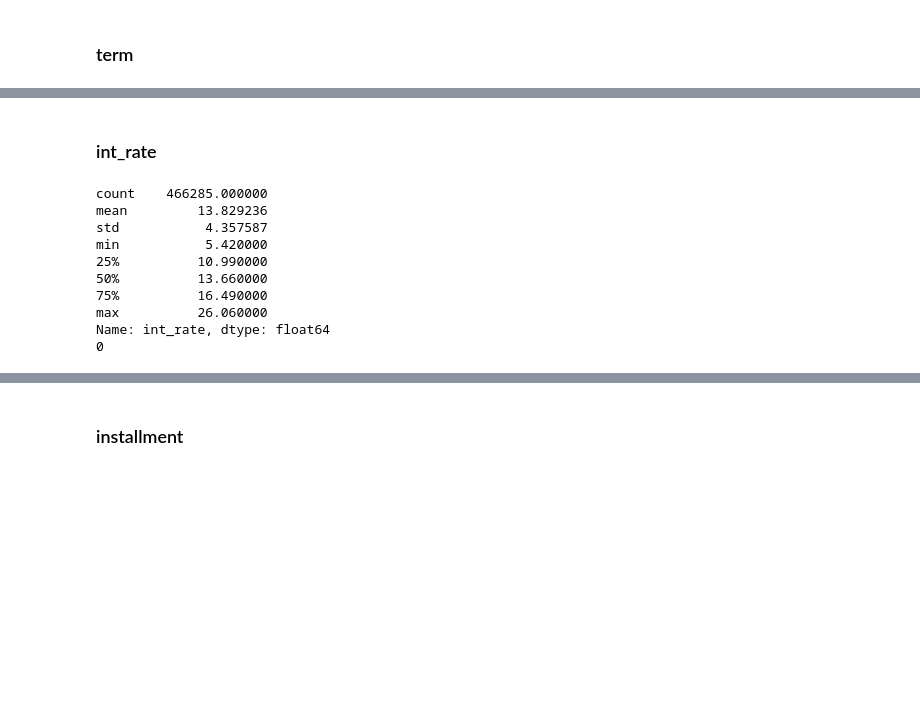
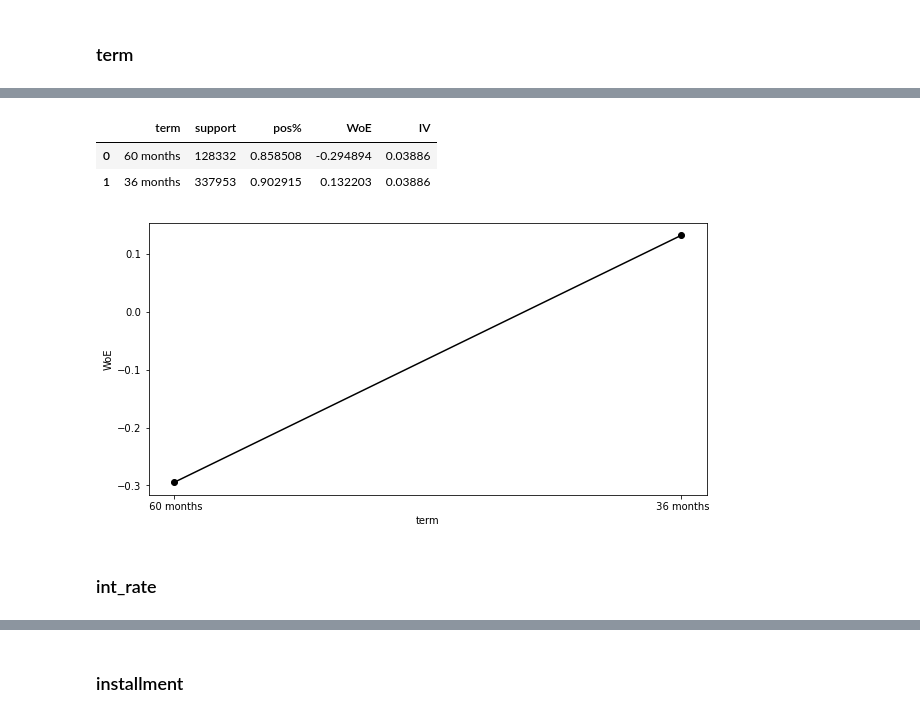
Before and after one commit to Ach113/Loan-Approval-Scoring-System, a Jupyter notebook: LoanApprovalScoring.ipynb, the cells around one changed output, grey strips where cells are left out. Drawn from its saved outputs; the diff is of its cells as text; code cells hidden in the pictures; blank space fills up the shorter version.

```diff
--- a/LoanApprovalScoring.ipynb
+++ b/LoanApprovalScoring.ipynb
@@ -79,16 +117,11 @@ Name: term, dtype: int64
+# %%
+df_temp = calculate_woe(data, 'term', data['loan_status'])
+plot_woe(df_temp)
+df_temp
+# %% [output]
+|  | term | support | pos% | WoE | IV |
+| 0 | 60 months | 128332 | 0.858508 | -0.294894 | 0.03886 |
+| 1 | 36 months | 337953 | 0.902915 | 0.132203 | 0.03886 |
+[figure, added]
 # %% [markdown]
 ### int_rate
-# %%
-print(data['int_rate'].describe())
-print(data['int_rate'].isnull().sum())
-# %% [output]
-count    466285.000000
-mean         13.829236
-std           4.357587
-min           5.420000
-25%          10.990000
-50%          13.660000
-75%          16.490000
-max          26.060000
-Name: int_rate, dtype: float64
-0
```
Also changed, not shown: parts of 61 cells of this notebook.
